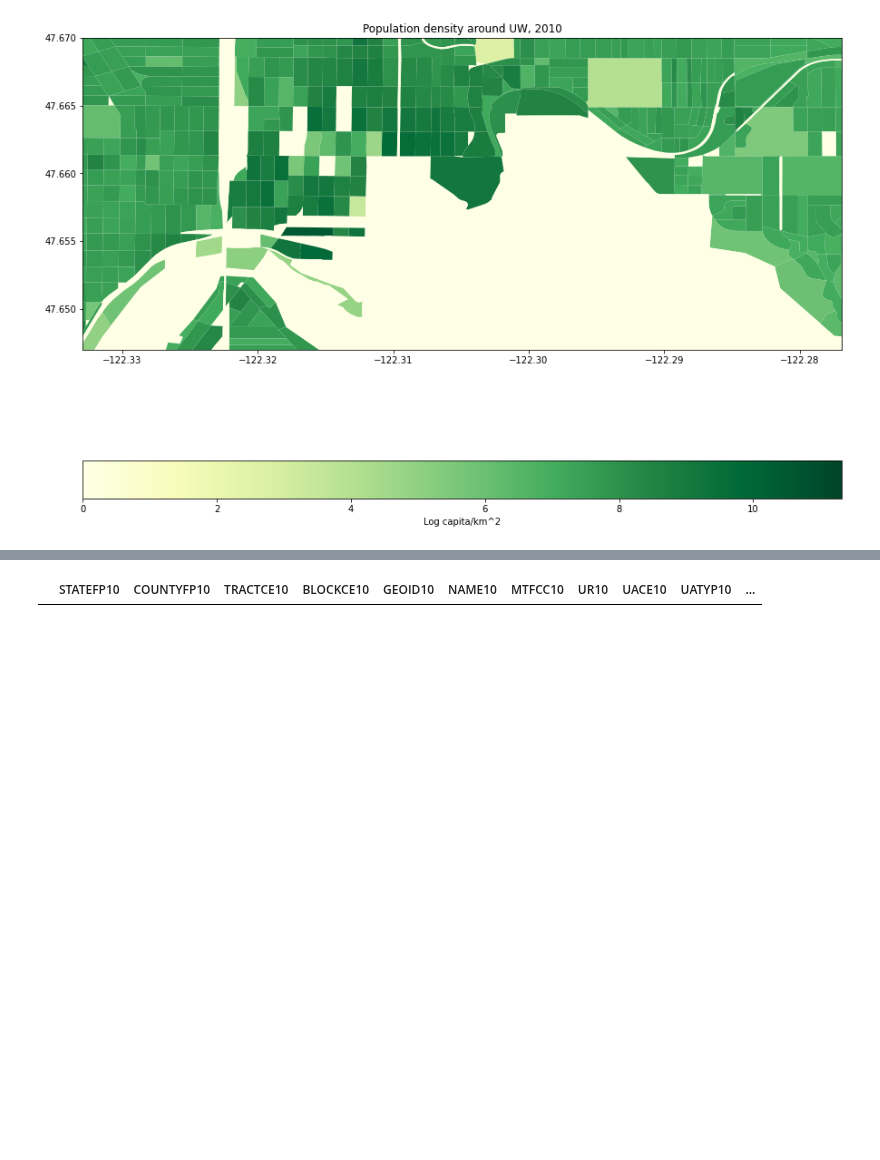
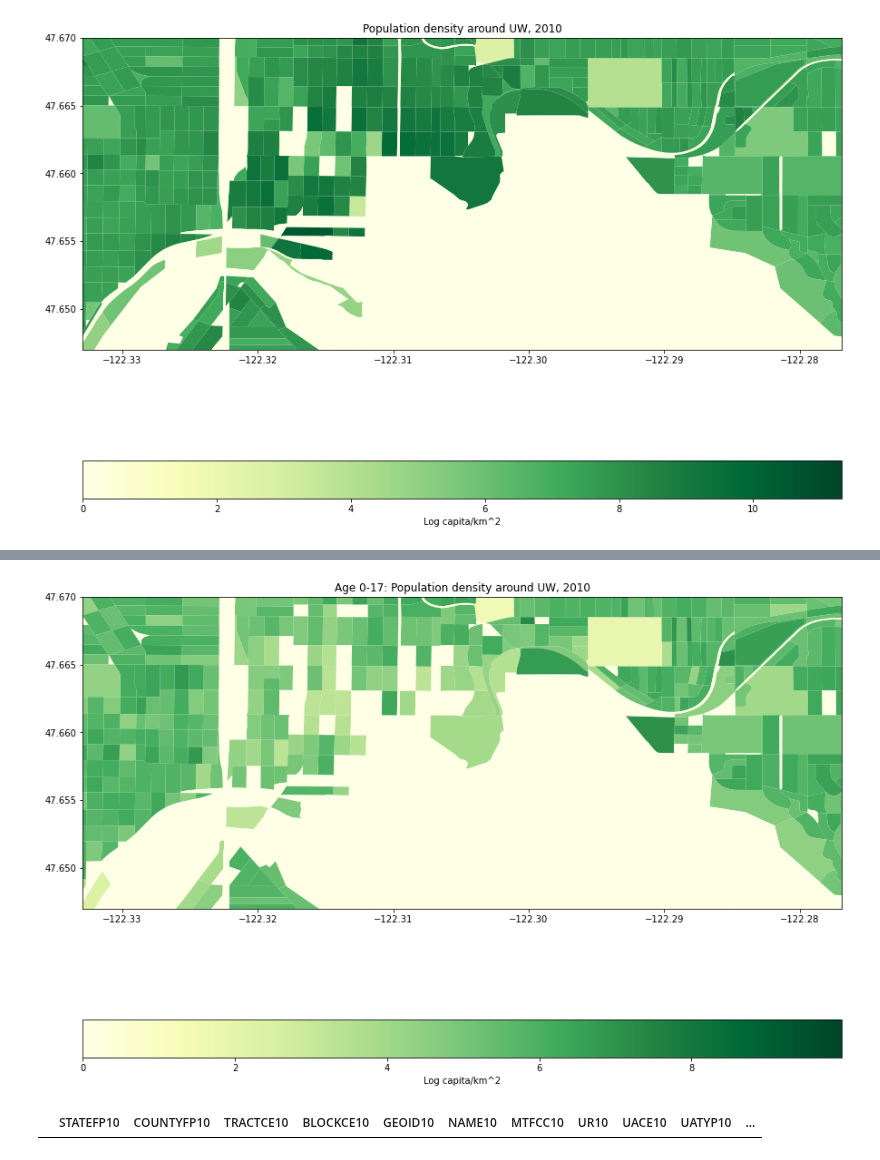
Before and after one commit to beatrixkh/explore_census_2020_dp, a Jupyter notebook: explore/checkout_population_characteristics/2020_05_14_checkout_population_structure_UW.ipynb, the cells around one changed output, grey strips where cells are left out. Drawn from its saved outputs; the diff is of its cells as text; code cells hidden in the pictures; blank space fills up the shorter version.

```diff
--- a/explore/checkout_population_characteristics/2020_05_14_checkout_population_structure_UW.ipynb
+++ b/explore/checkout_population_characteristics/2020_05_14_checkout_population_structure_UW.ipynb
@@ -278,3 +379,21 @@ plt.show()
+# %%
+title_labs = ['Age 0-17','Age 18-24','Age 22-34','Age 30-64']
+
+for i in np.arange(len(bin_names)):
+    fig, ax = plt.subplots(figsize = (15,15))
+
+    ax.set_xlim(-122.332927, -122.276884)
+    ax.set_ylim(47.647, 47.67)
+
+    plt.title(title_labs[i] + ': Population density around UW, 2010')
+
+    viz_dt.plot(ax=ax, column='log_' + bin_names[i], cmap = 'YlGn',
+                legend = True,
+                legend_kwds={'label': "Log capita/km^2",'orientation': "horizontal"})
+    plt.show()
+    break
+# %% [output]
+[figure, added]
 # %%
 ## make sure correctly added pop_density col
 test = viz_dt.merge(output[['pop_density','geoid']], left_on = 'GEOID10', right_on = 'geoid', how = 'left')
```
Also changed, not shown: parts of 18 cells of this notebook.
